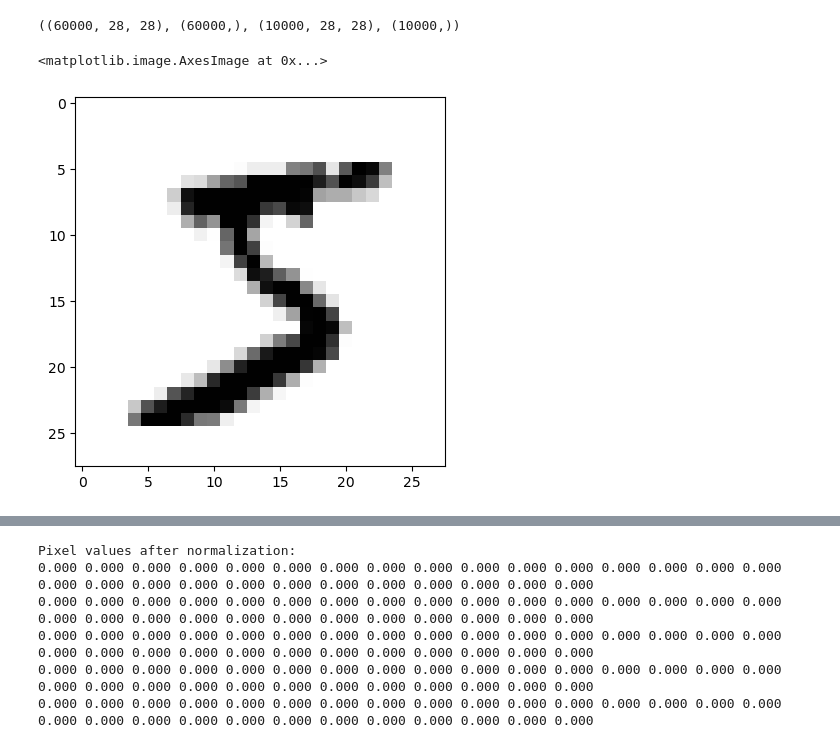
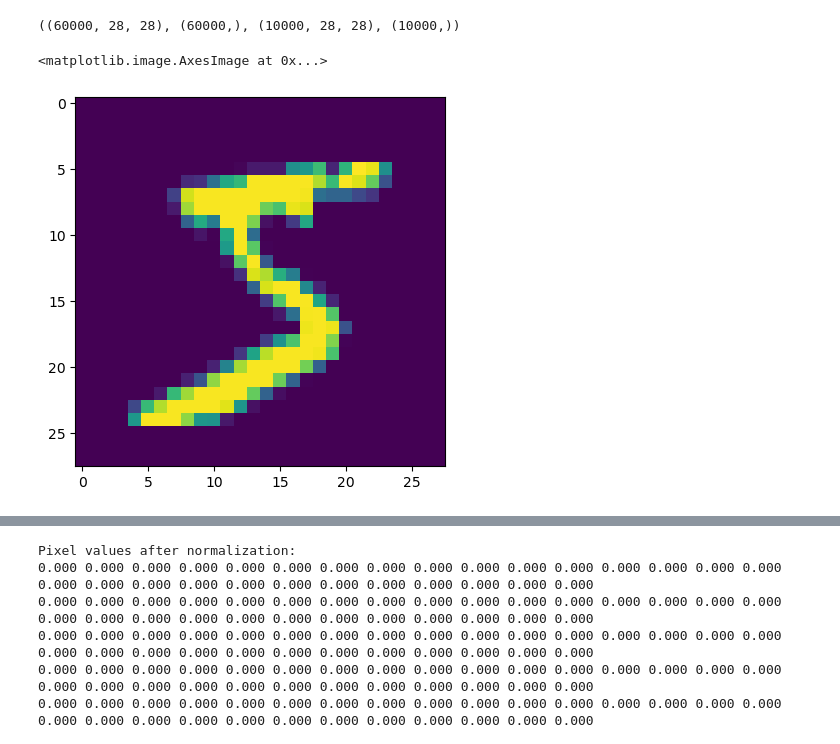
Before and after one commit to mianabdulbasit-tech/Data-Science-And-AI, a Jupyter notebook: 08_deep_learning_with_tensorflow/03_cnn.ipynb, the cells around one changed output, grey strips where cells are left out. Drawn from its saved outputs; the diff is of its cells as text; code cells hidden in the pictures.

```diff
--- a/08_deep_learning_with_tensorflow/03_cnn.ipynb
+++ b/08_deep_learning_with_tensorflow/03_cnn.ipynb
@@ -49,7 +49,7 @@ X_train.shape, y_train.shape, X_test.shape, y_test.shape
 ((60000, 28, 28), (60000,), (10000, 28, 28), (10000,))
 # %%
 import matplotlib.pyplot as plt
-plt.imshow(X_train[0], cmap=plt.cm.binary)
+plt.imshow(X_train[0])
 # %% [output]
 <matplotlib.image.AxesImage at 0x...>
-[figure, old version]
+[figure, new version]
```
Also changed, not shown: parts of 9 cells of this notebook, 4 other files.
